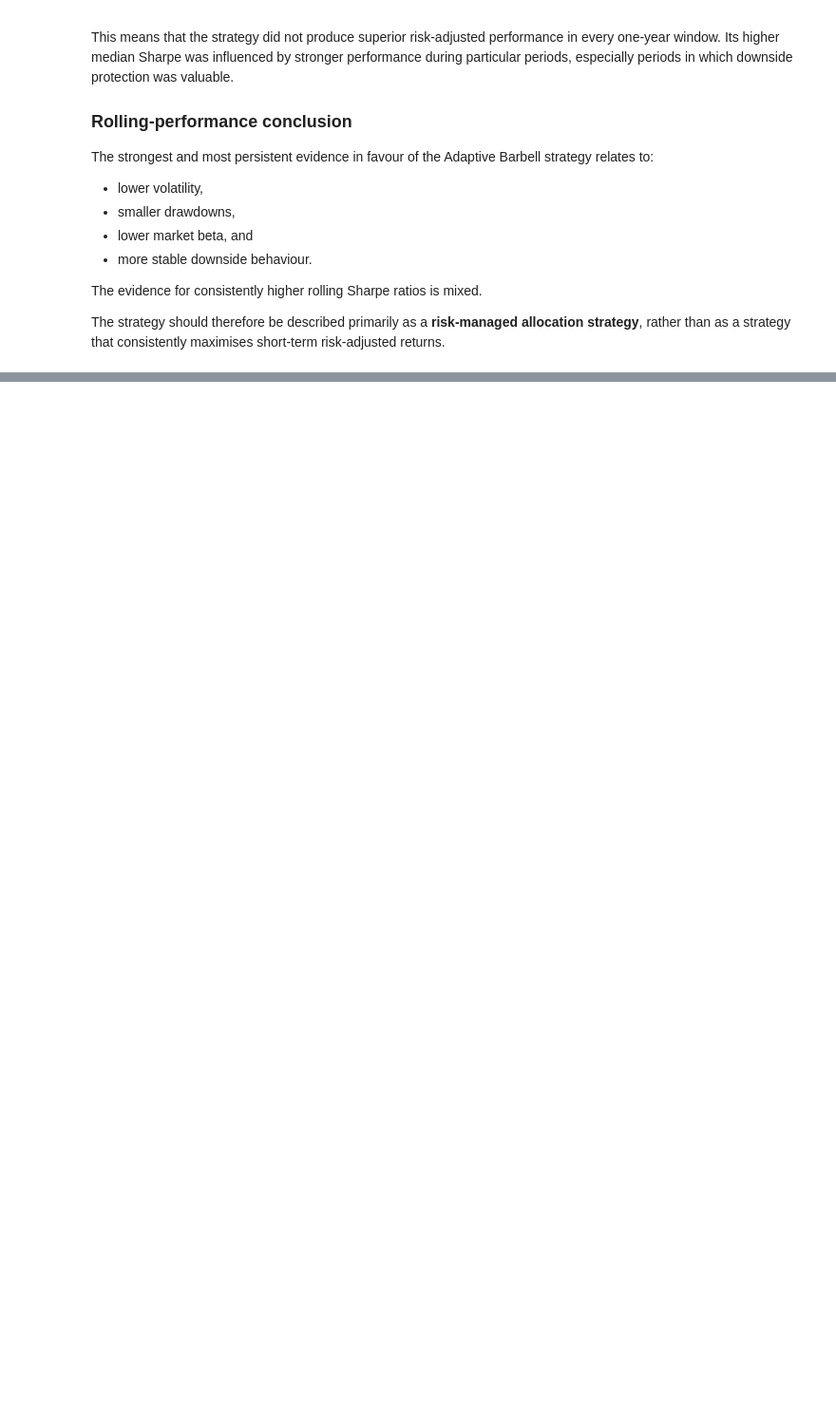
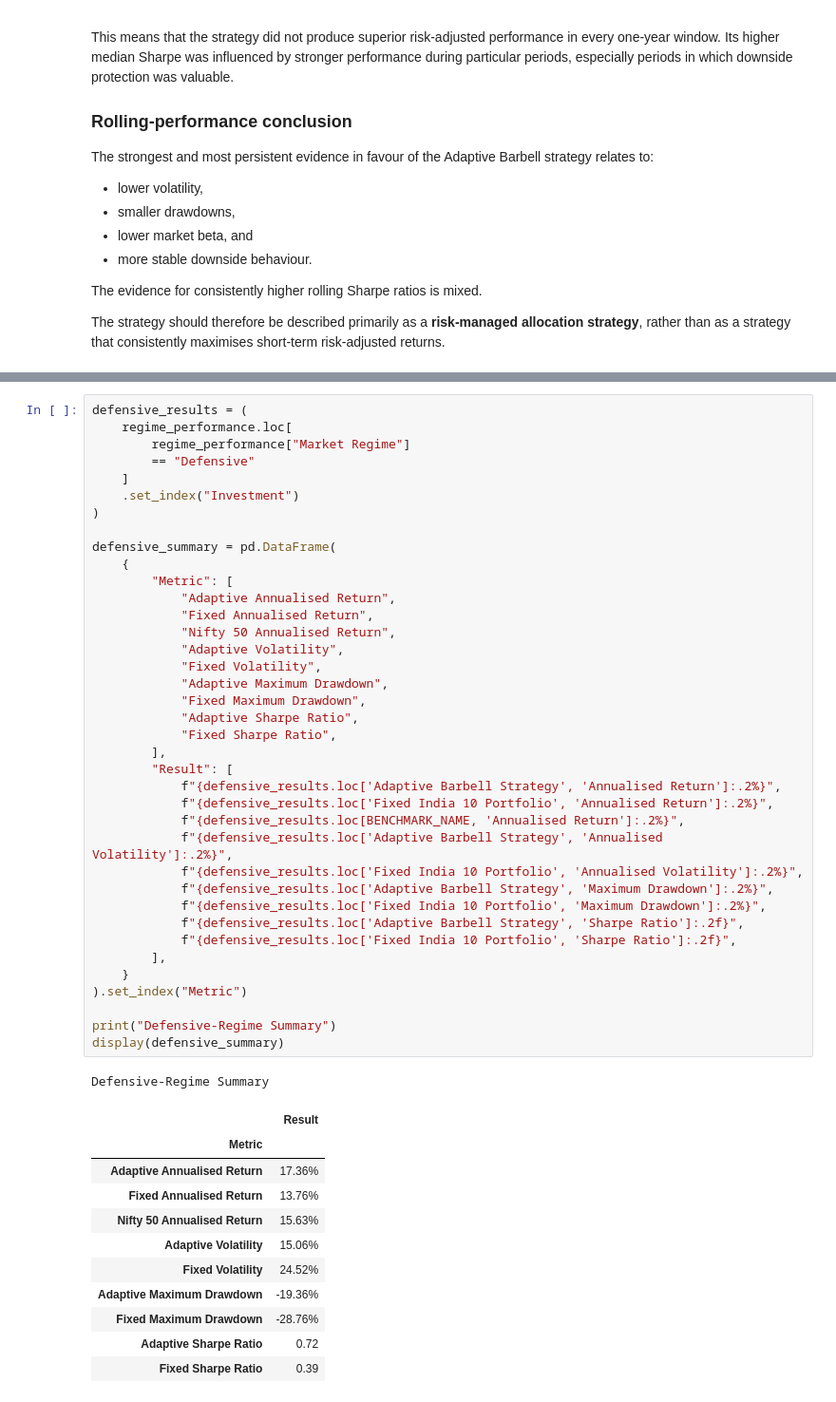
Before and after one commit to Rohil121/bharat-portfolio-lab, a Jupyter notebook: notebooks/03_robustness_testing.ipynb, the cells around one changed output, grey strips where cells are left out. Shown at 95% size. Drawn from its saved outputs; the diff is of its cells as text; blank space fills up the shorter version.

```diff
--- a/notebooks/03_robustness_testing.ipynb
+++ b/notebooks/03_robustness_testing.ipynb
@@ -2681,0 +2939,51 @@ The strategy should therefore be described primarily as a **risk-managed allocat
+# %%
+defensive_results = (
+    regime_performance.loc[
+        regime_performance["Market Regime"]
+        == "Defensive"
+    ]
+    .set_index("Investment")
+)
+
+defensive_summary = pd.DataFrame(
+    {
+        "Metric": [
+            "Adaptive Annualised Return",
+            "Fixed Annualised Return",
+            "Nifty 50 Annualised Return",
+            "Adaptive Volatility",
+            "Fixed Volatility",
+            "Adaptive Maximum Drawdown",
+            "Fixed Maximum Drawdown",
+            "Adaptive Sharpe Ratio",
+            "Fixed Sharpe Ratio",
+        ],
+        "Result": [
+            f"{defensive_results.loc['Adaptive Barbell Strategy', 'Annualised Return']:.2%}",
+            f"{defensive_results.loc['Fixed India 10 Portfolio', 'Annualised Return']:.2%}",
+            f"{defensive_results.loc[BENCHMARK_NAME, 'Annualised Return']:.2%}",
+            f"{defensive_results.loc['Adaptive Barbell Strategy', 'Annualised Volatility']:.2%}",
+            f"{defensive_results.loc['Fixed India 10 Portfolio', 'Annualised Volatility']:.2%}",
+            f"{defensive_results.loc['Adaptive Barbell Strategy', 'Maximum Drawdown']:.2%}",
+            f"{defensive_results.loc['Fixed India 10 Portfolio', 'Maximum Drawdown']:.2%}",
+            f"{defensive_results.loc['Adaptive Barbell Strategy', 'Sharpe Ratio']:.2f}",
+            f"{defensive_results.loc['Fixed India 10 Portfolio', 'Sharpe Ratio']:.2f}",
+        ],
+    }
+).set_index("Metric")
+
+print("Defensive-Regime Summary")
+display(defensive_summary)
+# %% [output]
+Defensive-Regime Summary
+|  | Result |
+| Metric |  |
+| Adaptive Annualised Return | 17.36% |
+| Fixed Annualised Return | 13.76% |
+| Nifty 50 Annualised Return | 15.63% |
+| Adaptive Volatility | 15.06% |
+| Fixed Volatility | 24.52% |
+| Adaptive Maximum Drawdown | -19.36% |
+| Fixed Maximum Drawdown | -28.76% |
+| Adaptive Sharpe Ratio | 0.72 |
+| Fixed Sharpe Ratio | 0.39 |
```
Also changed, not shown: parts of 6 cells of this notebook.
